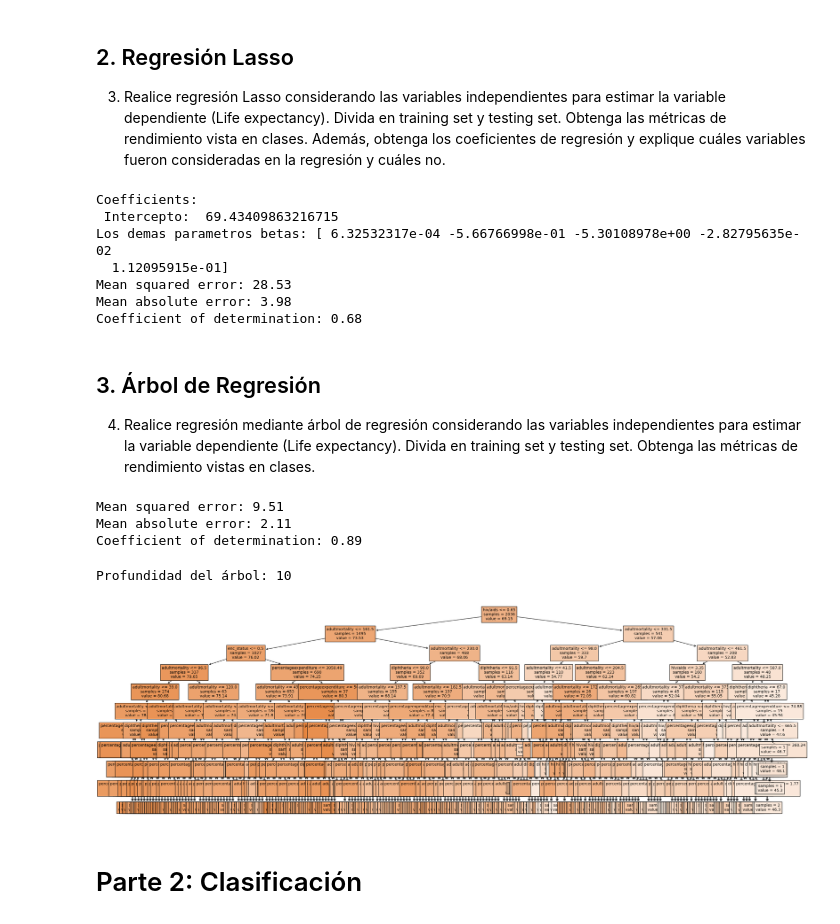
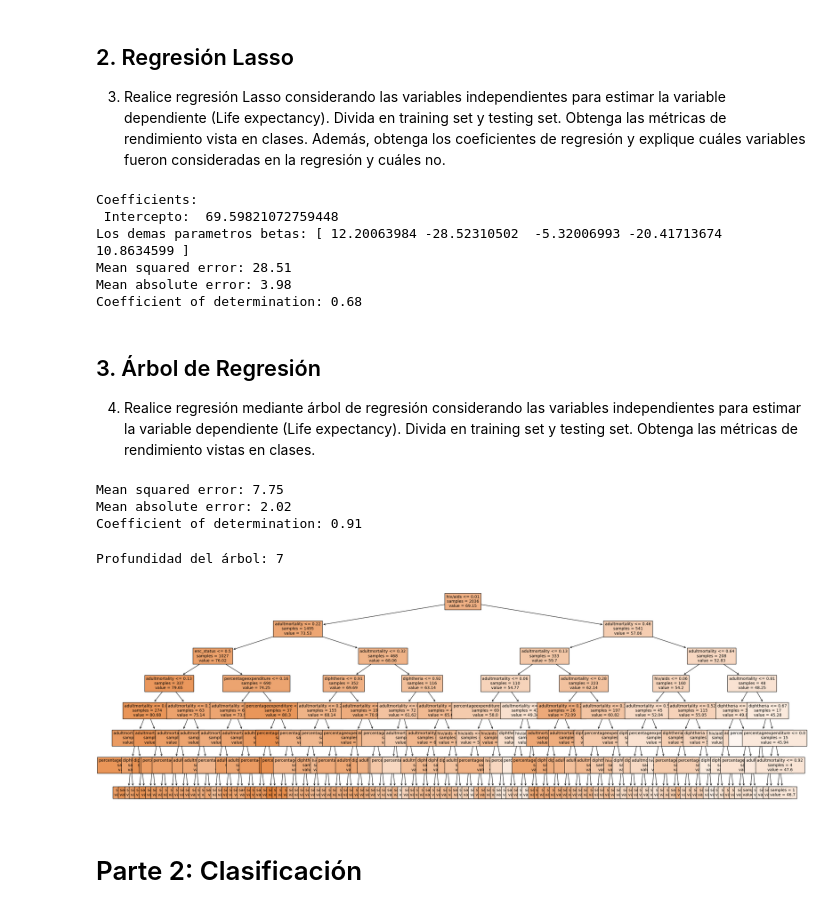
Before and after one commit to ElKroko/tarea-IA, a Jupyter notebook: 2. Life Expectancy.ipynb, the cells around one changed output. Saved outputs shown, nothing was run; the diff lists cells and outputs as text; code cells hidden in the pictures.

Commit message:
fixed Plot tree

```diff
--- a/2. Life Expectancy.ipynb
+++ b/2. Life Expectancy.ipynb
@@ -147,13 +147,13 @@ Las 5 variables independientes son:
 4. Adult Mortality
 5. Diphtheria
 # %%
-prev_X = df_regr.drop(columns=['lifeexpectancy'])  # Input features, all columns except 'Status'
+prev_X = df_regr[['percentageexpenditure', 'hiv/aids','enc_status','adultmortality','diphtheria']]  # Input features, all columns except 'Status'
 
 # Assuming numeric columns in X need to be standardized
 scaler = MinMaxScaler()
-X= scaler.fit_transform(prev_X)
-
-X = df_regr[['percentageexpenditure', 'hiv/aids','enc_status','adultmortality','diphtheria']]
+X = scaler.fit_transform(prev_X)
+# Convert X to dataframe
+X = pd.DataFrame(X, columns = ['percentageexpenditure', 'hiv/aids','enc_status','adultmortality','diphtheria'])
 Y = df_regr['lifeexpectancy']
 
 X_train, X_test, Y_train, Y_test = train_test_split(X, Y, test_size=0.3, random_state=771)
@@ -232,10 +231,9 @@ print('Coefficient of determination: %.2f'
       % r2_score(Y_test, y_predicted))
 # %% [output]
 Coefficients:
- Intercepto:  69.43409863216715
-Los demas parametros betas: [ 6.32532317e-04 -5.66766998e-01 -5.30108978e+00 -2.82795635e-02
-  1.12095915e-01]
-Mean squared error: 28.53
+ Intercepto:  69.59821072759448
+Los demas parametros betas: [ 12.20063984 -28.52310502  -5.32006993 -20.41713674  10.8634599 ]
+Mean squared error: 28.51
 Mean absolute error: 3.98
 Coefficient of determination: 0.68
 # %% [markdown]
@@ -245,7 +243,7 @@ Coefficient of determination: 0.68
 4. Realice regresión mediante árbol de regresión considerando las variables independientes para estimar la variable dependiente (Life expectancy). Divida en training set y testing set. Obtenga las métricas de rendimiento vistas en clases.
 # %%
 # Creamos el objeto de regresión lasso!!!!!
-reg_tree = DecisionTreeRegressor(max_depth =10)
+reg_tree = DecisionTreeRegressor(max_depth =7)
 
 # Entrenamos el modelo con los datos de entrenamiento
 reg_tree.fit(X_train, Y_train)
@@ -269,25 +267,25 @@ print('Mean absolute error: %.2f'
 print('Coefficient of determination: %.2f'
       % r2_score(Y_test, y_predicted))
 # %% [output]
-Mean squared error: 9.51
-Mean absolute error: 2.11
-Coefficient of determination: 0.89
+Mean squared error: 7.75
+Mean absolute error: 2.02
+Coefficient of determination: 0.91
 # %%
 from sklearn.tree import plot_tree
 
 fig, ax = plt.subplots(figsize=(30, 10))
 print('Profundidad del árbol:', reg_tree.get_depth())
 
 plot = plot_tree(decision_tree = reg_tree,
-      feature_names = X.columns,
+      feature_names = X.columns.tolist(),
       filled = True,
       impurity = False,
       fontsize = 10,
       precision = 2,
       ax = ax)
 # %% [output]
-Profundidad del árbol: 10
+Profundidad del árbol: 7
-[figure, old version]
+[figure, new version]
 # %% [markdown]
 # Parte 2: Clasificación
 # %% [markdown]
```
Also changed, not shown: parts of 9 cells of this notebook.
